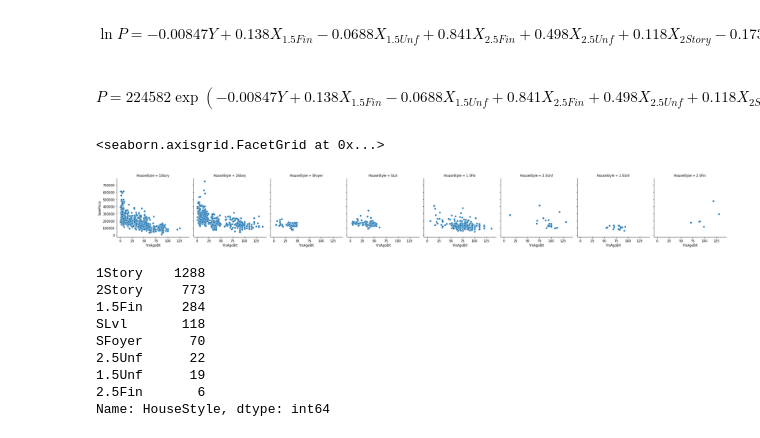
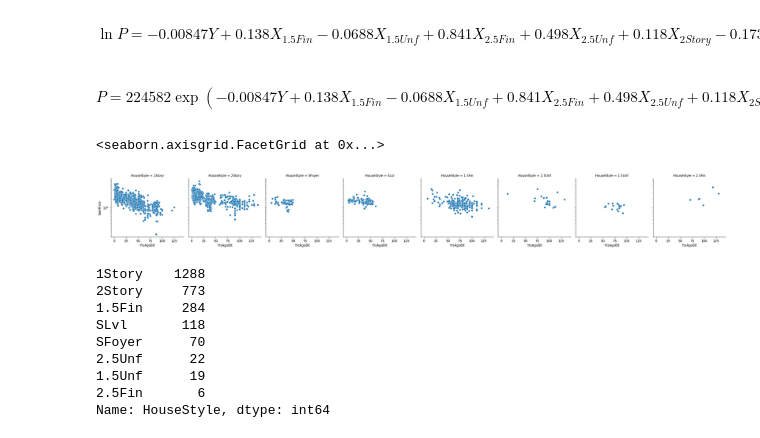
Before and after one commit to kchander92/NYCDSA-Machine-Learning-Project, a Jupyter notebook: Machine Learning EDA and Modeling.ipynb, the cells around one changed output. Drawn from its saved outputs; the diff is of its cells as text; code cells hidden in the pictures.

```diff
--- a/Machine Learning EDA and Modeling.ipynb
+++ b/Machine Learning EDA and Modeling.ipynb
@@ -322,10 +322,10 @@ $$\ln P = -0.00847Y + 0.138X_{1.5Fin} - 0.0688X_{1.5Unf} + 0.841X_{2.5Fin} + 0.4
 $$P = 224582\exp{(-0.00847Y + 0.138X_{1.5Fin} - 0.0688X_{1.5Unf} + 0.841X_{2.5Fin} + 0.498X_{2.5Unf} + 0.118X_{2Story} - 0.173X_{SFoyer} - 0.0107X_{SLvl})}$$
 # %%
 g = sb.FacetGrid(housing_clean, col='HouseStyle', height=3.5)
-g.map(sb.scatterplot, 'YrsAgoBlt', 'SalePrice')
+g.map(sb.scatterplot, 'YrsAgoBlt', 'SalePrice').set(yscale='log')
 # %% [output]
 <seaborn.axisgrid.FacetGrid at 0x...>
-[figure, old version]
+[figure, new version]
 # %%
 housing_clean['HouseStyle'].value_counts()
 # %% [output]
```
Also changed, not shown: parts of 18 cells of this notebook.
